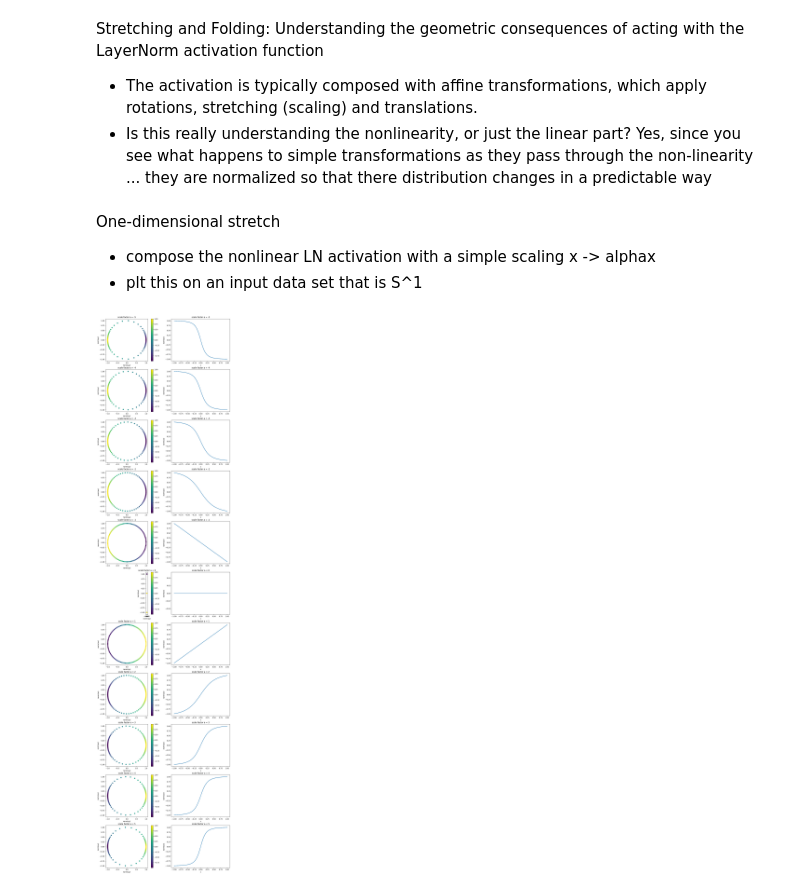
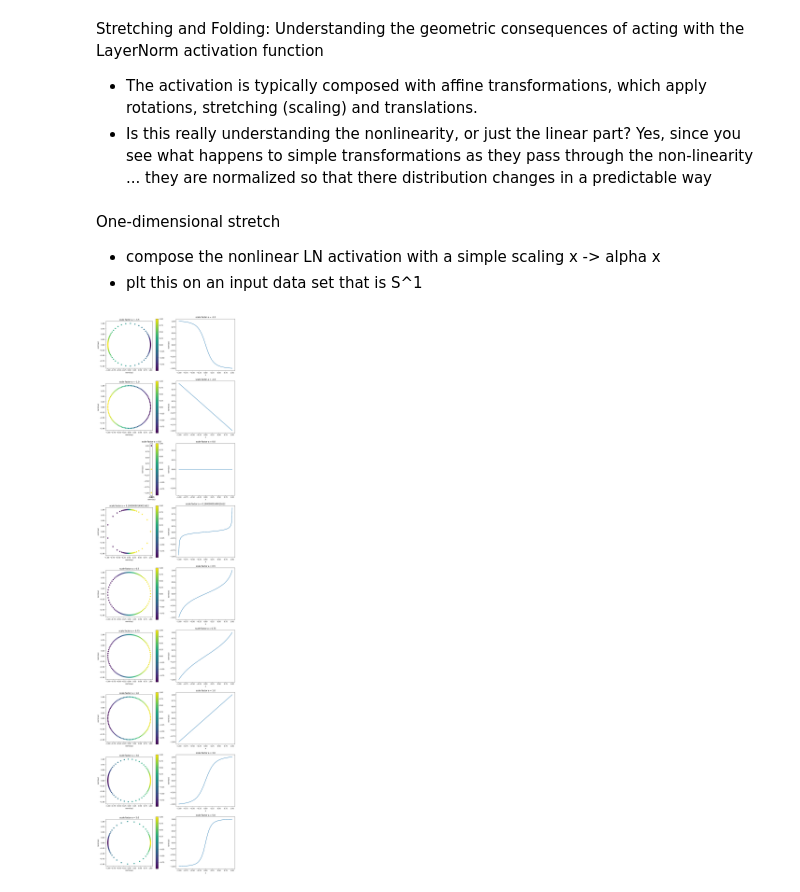
Before and after one commit to lbg251/Up-skilling, a Jupyter notebook: UnderstandingLayerNorm.ipynb, the cells around one changed output. Cells and saved outputs as stored; diff of their text form; code cells hidden in the pictures.

```diff
--- a/UnderstandingLayerNorm.ipynb
+++ b/UnderstandingLayerNorm.ipynb
@@ -111,41 +111,39 @@ Stretching and Folding: Understanding the geometric consequences of acting with
 - Is this really understanding the nonlinearity, or just the linear part? Yes, since you see what happens to simple transformations as they pass through the non-linearity ... they are normalized so that there distribution changes in a predictable way
 # %% [markdown]
 One-dimensional stretch
-- compose the nonlinear LN activation with a simple scaling x -> alphax
+- compose the nonlinear LN activation with a simple scaling x -> alpha x
 - plt this on an input data set that is S^1
 # %%
 #number of data points
 n_points = 100
 
 # #
 def uniform_circle_data(n):
     theta = t.linspace(0,2*t.pi, n)
     return t.stack((t.cos(theta), t.sin(theta)), dim=1)
 
 data = uniform_circle_data(n_points).unsqueeze(0)
 
 # Use the default value for eps
 ### Apply transformation to only x dimension
 #### normalization via LN_nonlinearity should keep all points on unit circle
-### I think they may have their x and y axes switched, unless I'm missing something (also possible)
+
 
 def warp(data, scale, trans, eps=1e-5):
     transformed_data = (t.FloatTensor([scale,1])*data.squeeze() + t.FloatTensor([trans,0])).unsqueeze(0)
     return LN_nonlinearity(transformed_data)
-scalings = t.arange(-5,6)
+scalings = t.tensor([-2. -1.5, -1, 0,.1, .5, .75,1., 3, 5])
 
 fig, ax = plt.subplots(len(scalings),2, figsize=(14,60))
 for i, scale in enumerate(scalings):
     stretch_func = warp(data, scale,0).squeeze()
     test = ax[i][0].scatter(stretch_func[:,0], stretch_func[:,1], c=data.squeeze()[...,0])
     ax[i][0].set_aspect('equal')
     ax[i][1].plot(data[0,:,0],stretch_func[:,0])
     ax[i][0].set_title(f"scale factor a = {scale}")
     ax[i][1].set_title(f"scale factor a = {scale}")
     ax[i][0].set(xlabel="norm(ay)", ylabel = "norm(ax)")
     ax[i][1].set(xlabel="x", ylabel = "norm(ax)")
     fig.colorbar(test)
-    #ax.colorbar()
-    #fig.colorbar(data.squeeze()[...,0], ax=ax[i][0])
 # %% [output]
-[figure, old version]
+[figure, new version]
```
Also changed, not shown: parts of 8 cells of this notebook.
